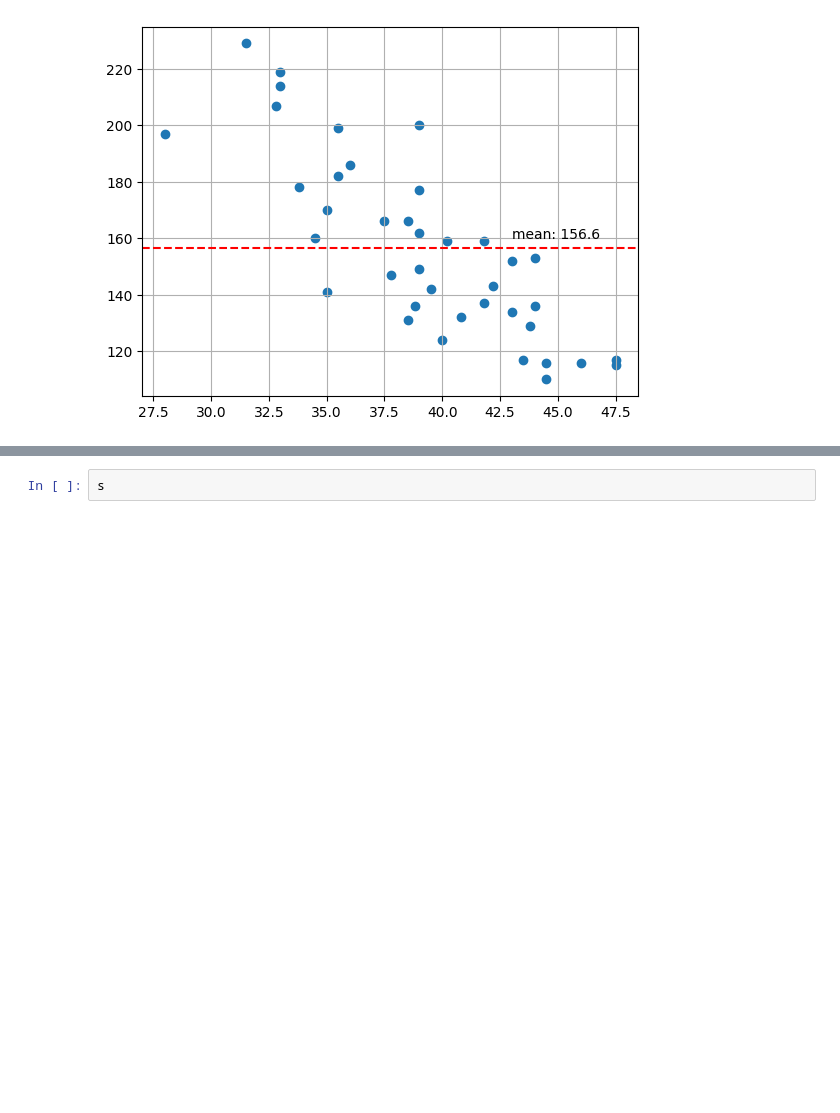
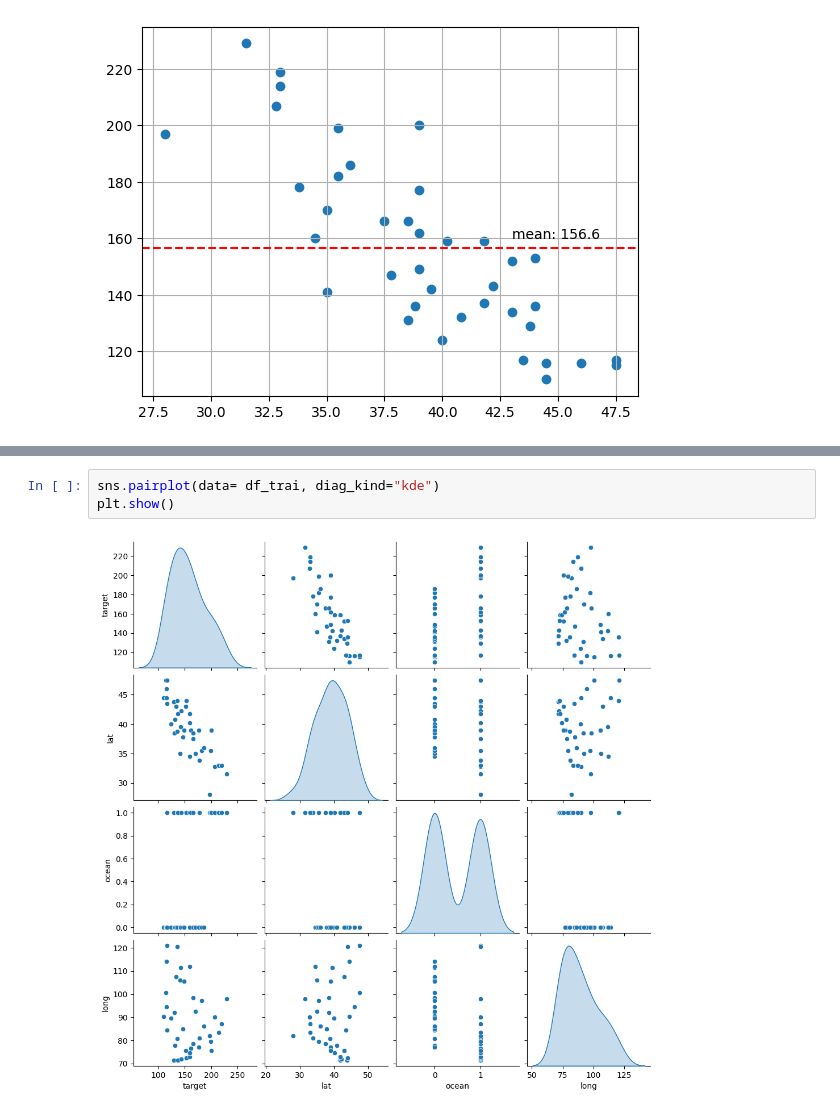
Before and after one commit to IrVallejo/linear_regression, a Jupyter notebook: 01_skin_cancer.ipynb, the cells around one changed output, grey strips where cells are left out. Cells and saved outputs as stored; diff of their text form; blank space fills up the shorter version.

```diff
--- a/01_skin_cancer.ipynb
+++ b/01_skin_cancer.ipynb
@@ -258,2 +297,5 @@ plt.show(
-# %%
-s
+# %%
+sns.pairplot(data= df_trai, diag_kind="kde")
+plt.show()
+# %% [output]
+[figure, added]
```
Also changed, not shown: parts of 21 cells of this notebook, 6 other files.
